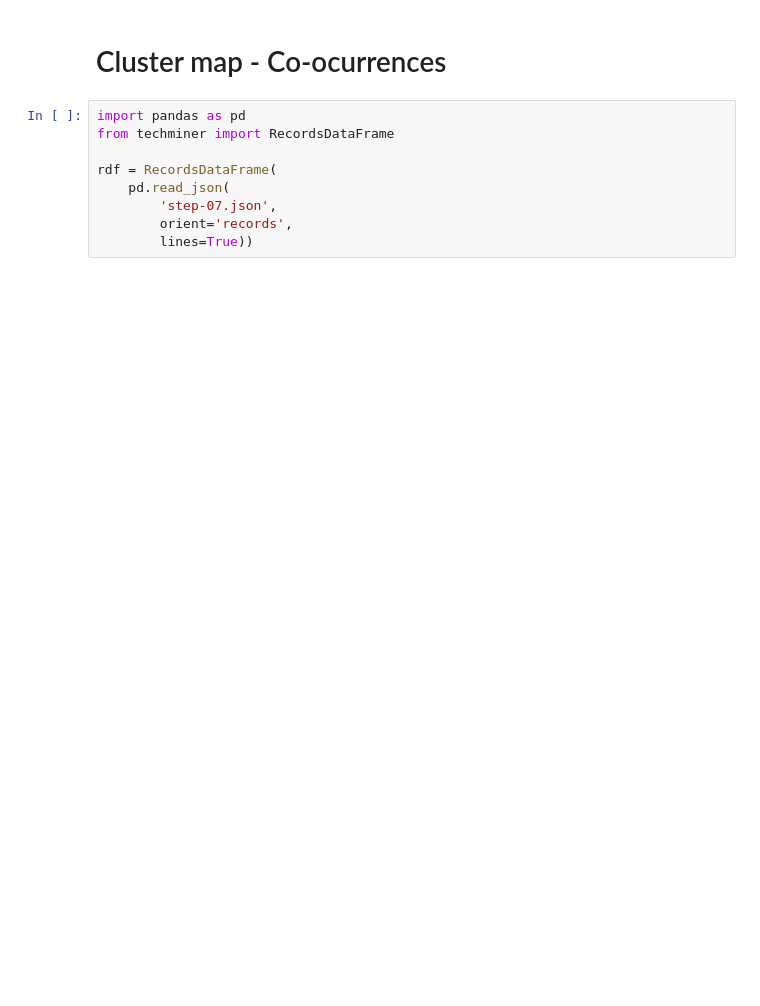
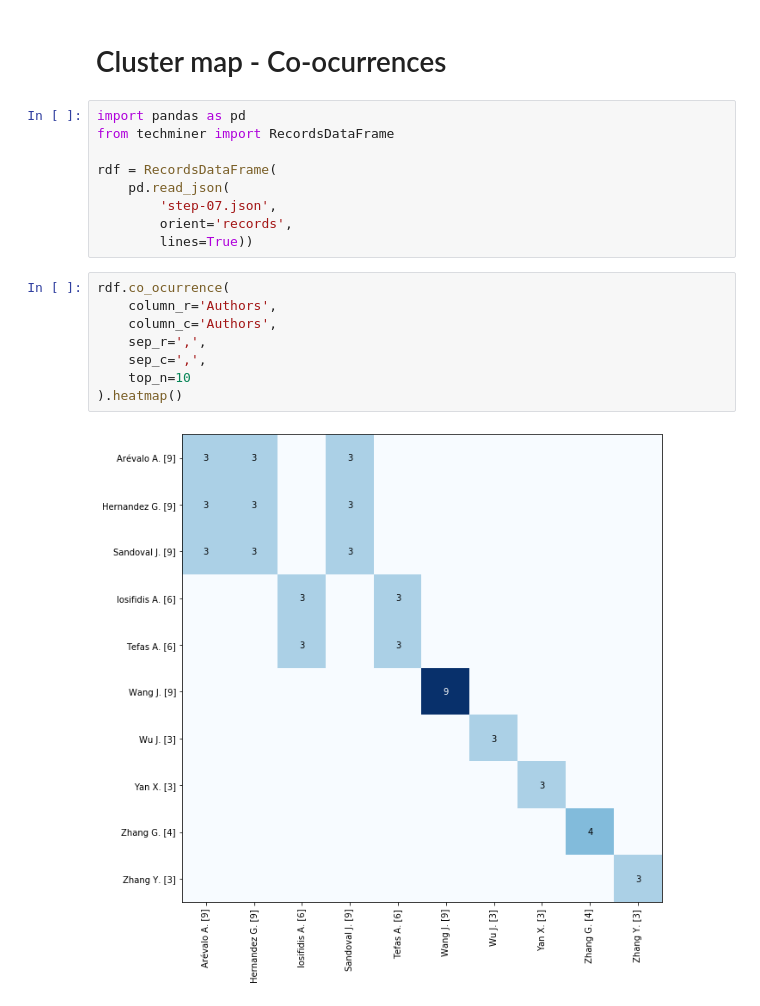
Before and after one commit to jdvelasq/techminer-old-deprecated, a Jupyter notebook: guide/tutorial/26-cluster-map-co_ocurrence.ipynb, the cells around one changed output. Cells and saved outputs as stored; diff of their text form; blank space fills up the shorter version.

```diff
--- a/guide/tutorial/26-cluster-map-co_ocurrence.ipynb
+++ b/guide/tutorial/26-cluster-map-co_ocurrence.ipynb
@@ -9,3 +9,13 @@ rdf = RecordsDataFrame(
         'step-07.json',
         orient='records',
         lines=True))
+# %%
+rdf.co_ocurrence(
+    column_r='Authors',
+    column_c='Authors',
+    sep_r=',',
+    sep_c=',',
+    top_n=10
+).heatmap()
+# %% [output]
+[figure, added]
```
Also changed, not shown: parts of 3 cells of this notebook, 6 other files.
